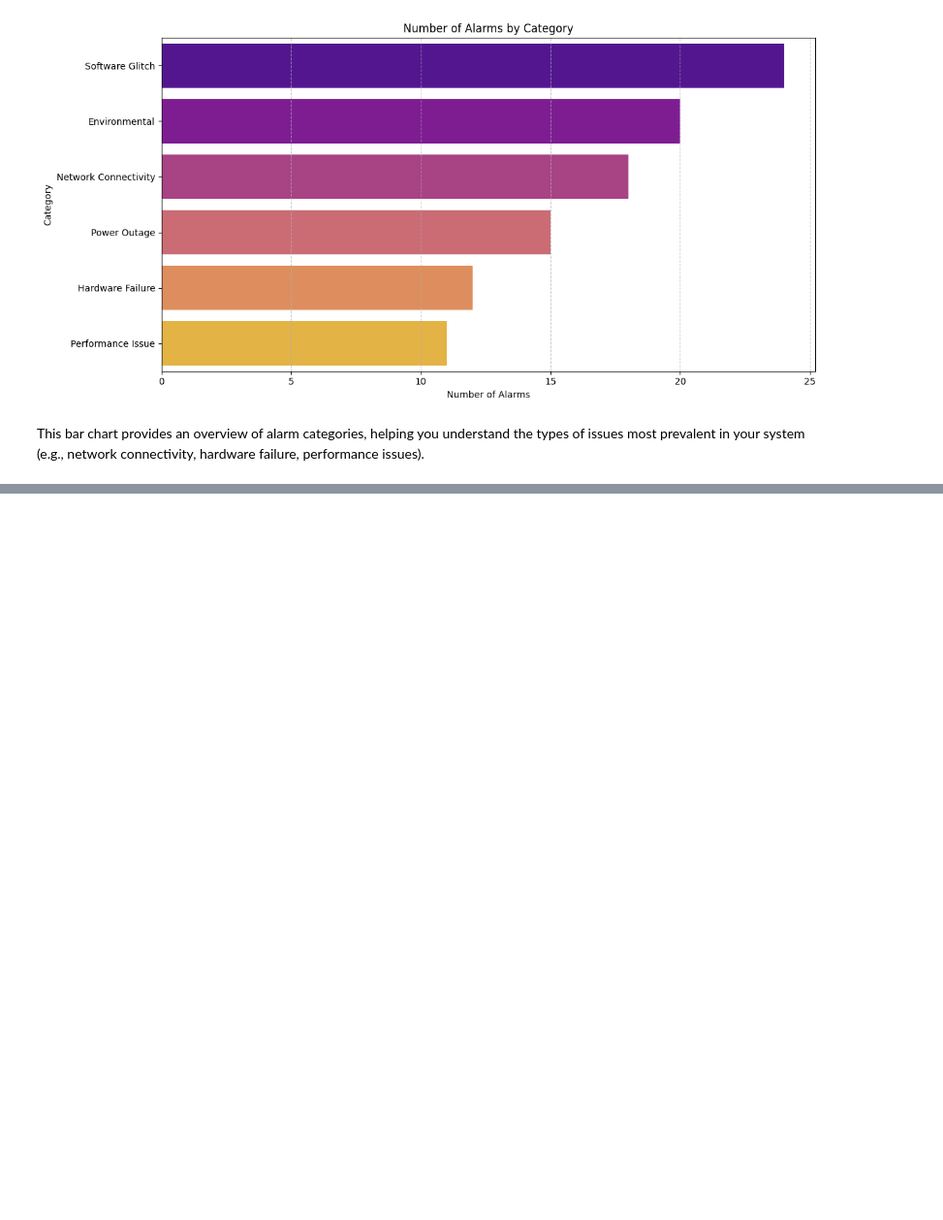
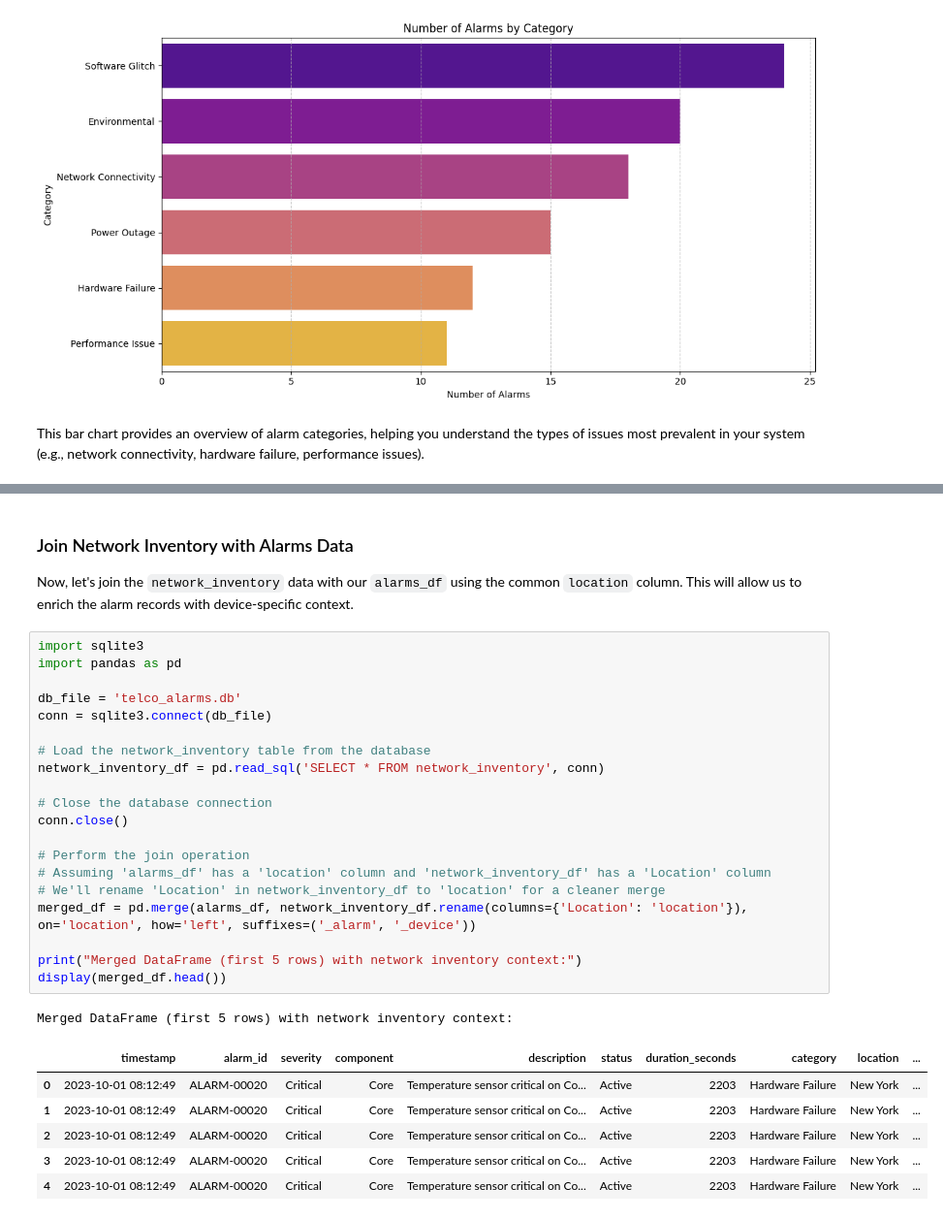
Before and after one commit to dkumar-tech/desktop-tutorial, a Jupyter notebook: CSVGenProcess.ipynb, the cells around one changed output, grey strips where cells are left out. Shown at 97% size. Cells and saved outputs as stored; diff of their text form; blank space fills up the shorter version.

```diff
--- a/CSVGenProcess.ipynb
+++ b/CSVGenProcess.ipynb
@@ -287,0 +492,32 @@ This bar chart provides an overview of alarm categories, helping you understand
+# %% [markdown]
+### Join Network Inventory with Alarms Data
+
+Now, let's join the `network_inventory` data with our `alarms_df` using the common `location` column. This will allow us to enrich the alarm records with device-specific context.
+# %%
+import sqlite3
+import pandas as pd
+
+db_file = 'telco_alarms.db'
+conn = sqlite3.connect(db_file)
+
+# Load the network_inventory table from the database
+network_inventory_df = pd.read_sql('SELECT * FROM network_inventory', conn)
+
+# Close the database connection
+conn.close()
+
+# Perform the join operation
+# Assuming 'alarms_df' has a 'location' column and 'network_inventory_df' has a 'Location' column
+# We'll rename 'Location' in network_inventory_df to 'location' for a cleaner merge
+merged_df = pd.merge(alarms_df, network_inventory_df.rename(columns={'Location': 'location'}), on='location', how='left', suffixes=('_alarm', '_device'))
+
+print("Merged DataFrame (first 5 rows) with network inventory context:")
+display(merged_df.head())
+# %% [output]
+Merged DataFrame (first 5 rows) with network inventory context:
+|  | timestamp | alarm_id | severity | component | description | status | duration_seconds | category | location | ... |
+| 0 | 2023-10-01 08:12:49 | ALARM-00020 | Critical | Core | Temperature sensor critical on Co... | Active | 2203 | Hardware Failure | New York | ... |
+| 1 | 2023-10-01 08:12:49 | ALARM-00020 | Critical | Core | Temperature sensor critical on Co... | Active | 2203 | Hardware Failure | New York | ... |
+| 2 | 2023-10-01 08:12:49 | ALARM-00020 | Critical | Core | Temperature sensor critical on Co... | Active | 2203 | Hardware Failure | New York | ... |
+| 3 | 2023-10-01 08:12:49 | ALARM-00020 | Critical | Core | Temperature sensor critical on Co... | Active | 2203 | Hardware Failure | New York | ... |
+| 4 | 2023-10-01 08:12:49 | ALARM-00020 | Critical | Core | Temperature sensor critical on Co... | Active | 2203 | Hardware Failure | New York | ... |
```
Also changed, not shown: parts of 40 cells of this notebook.
